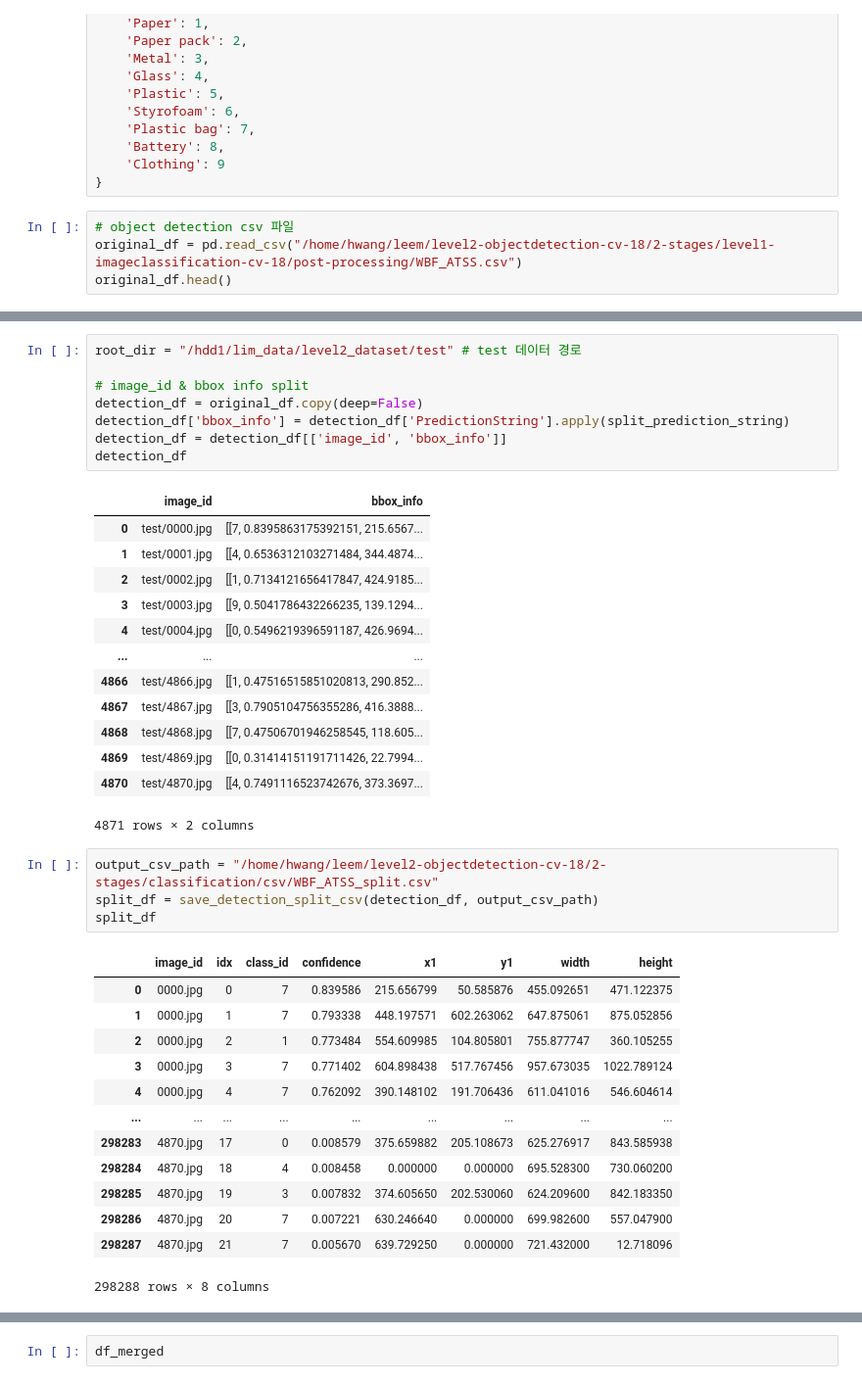
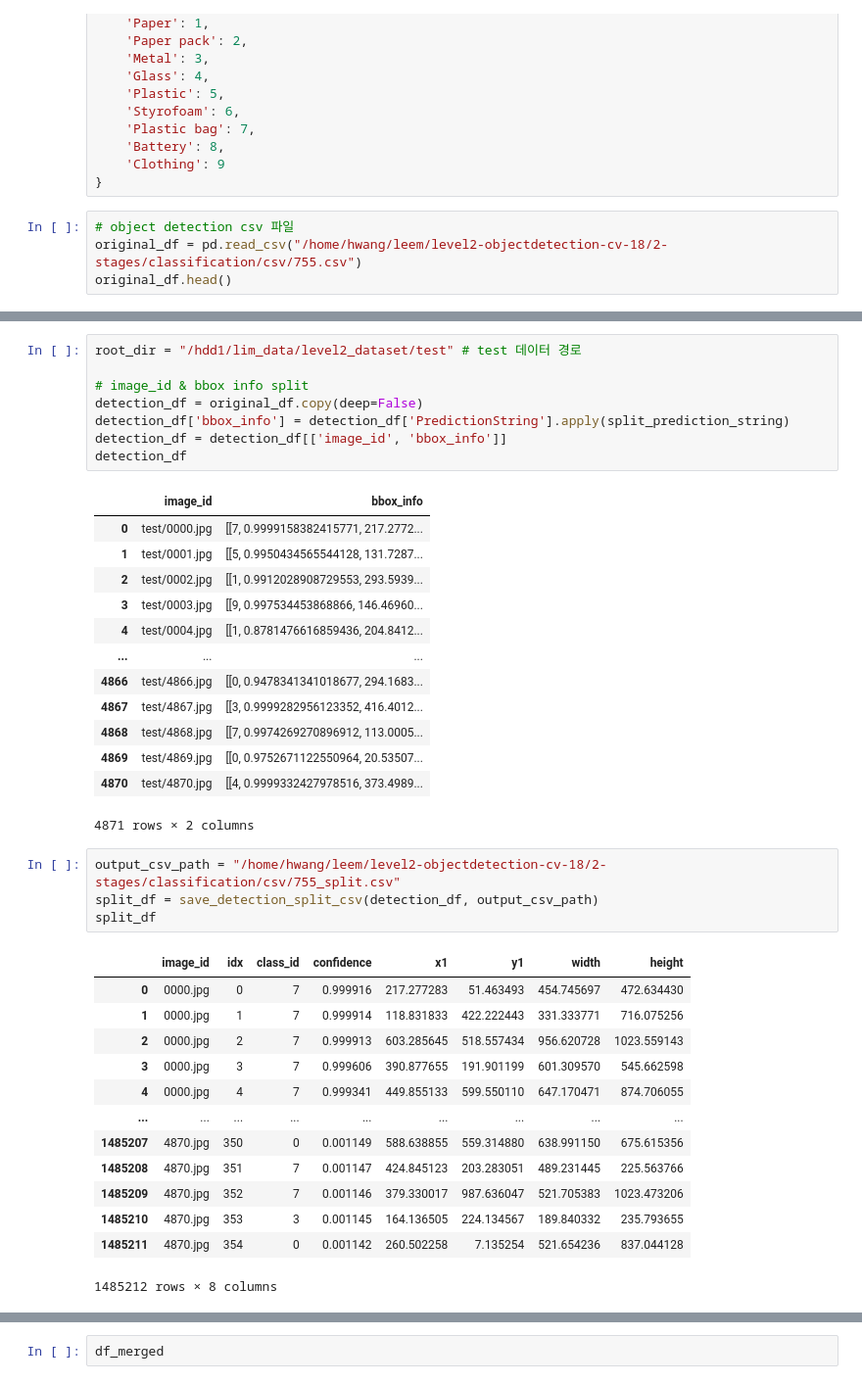
Before and after one commit to boostcampaitech7/level2-objectdetection-cv-18, a Jupyter notebook: 2-stages/classification/post_inference.ipynb, the cells around one changed output, grey strips where cells are left out. Shown at 98% size. Drawn from its saved outputs; the diff is of its cells as text.

```diff
--- a/2-stages/classification/post_inference.ipynb
+++ b/2-stages/classification/post_inference.ipynb
@@ -18,7 +18,7 @@ class_to_new_id = {
 }
 # %%
 # object detection csv 파일
-original_df = pd.read_csv("/home/hwang/leem/level2-objectdetection-cv-18/2-stages/level1-imageclassification-cv-18/post-processing/WBF_ATSS.csv")
+original_df = pd.read_csv("/home/hwang/leem/level2-objectdetection-cv-18/2-stages/classification/csv/755.csv")
 original_df.head()
 # %% [output]
 |  | PredictionString | image_id |
@@ -132,36 +133,36 @@ detection_df = detection_df[['image_id', 'bbox_info']]
 detection_df
 # %% [output]
 |  | image_id | bbox_info |
-| 0 | test/0000.jpg | [[7, 0.8395863175392151, 215.6567... |
-| 1 | test/0001.jpg | [[4, 0.6536312103271484, 344.4874... |
-| 2 | test/0002.jpg | [[1, 0.7134121656417847, 424.9185... |
-| 3 | test/0003.jpg | [[9, 0.5041786432266235, 139.1294... |
-| 4 | test/0004.jpg | [[0, 0.5496219396591187, 426.9694... |
+| 0 | test/0000.jpg | [[7, 0.9999158382415771, 217.2772... |
+| 1 | test/0001.jpg | [[5, 0.9950434565544128, 131.7287... |
+| 2 | test/0002.jpg | [[1, 0.9912028908729553, 293.5939... |
+| 3 | test/0003.jpg | [[9, 0.997534453868866, 146.46960... |
+| 4 | test/0004.jpg | [[1, 0.8781476616859436, 204.8412... |
 | ... | ... | ... |
-| 4866 | test/4866.jpg | [[1, 0.47516515851020813, 290.852... |
-| 4867 | test/4867.jpg | [[3, 0.7905104756355286, 416.3888... |
-| 4868 | test/4868.jpg | [[7, 0.47506701946258545, 118.605... |
-| 4869 | test/4869.jpg | [[0, 0.31414151191711426, 22.7994... |
-| 4870 | test/4870.jpg | [[4, 0.7491116523742676, 373.3697... |
+| 4866 | test/4866.jpg | [[0, 0.9478341341018677, 294.1683... |
+| 4867 | test/4867.jpg | [[3, 0.9999282956123352, 416.4012... |
+| 4868 | test/4868.jpg | [[7, 0.9974269270896912, 113.0005... |
+| 4869 | test/4869.jpg | [[0, 0.9752671122550964, 20.53507... |
+| 4870 | test/4870.jpg | [[4, 0.9999332427978516, 373.4989... |
 4871 rows × 2 columns
 # %%
-output_csv_path = "/home/hwang/leem/level2-objectdetection-cv-18/2-stages/classification/csv/WBF_ATSS_split.csv"
+output_csv_path = "/home/hwang/leem/level2-objectdetection-cv-18/2-stages/classification/csv/755_split.csv"
 split_df = save_detection_split_csv(detection_df, output_csv_path)
 split_df
 # %% [output]
 |  | image_id | idx | class_id | confidence | x1 | y1 | width | height |
-| 0 | 0000.jpg | 0 | 7 | 0.839586 | 215.656799 | 50.585876 | 455.092651 | 471.122375 |
-| 1 | 0000.jpg | 1 | 7 | 0.793338 | 448.197571 | 602.263062 | 647.875061 | 875.052856 |
-| 2 | 0000.jpg | 2 | 1 | 0.773484 | 554.609985 | 104.805801 | 755.877747 | 360.105255 |
-| 3 | 0000.jpg | 3 | 7 | 0.771402 | 604.898438 | 517.767456 | 957.673035 | 1022.789124 |
-| 4 | 0000.jpg | 4 | 7 | 0.762092 | 390.148102 | 191.706436 | 611.041016 | 546.604614 |
+| 0 | 0000.jpg | 0 | 7 | 0.999916 | 217.277283 | 51.463493 | 454.745697 | 472.634430 |
+| 1 | 0000.jpg | 1 | 7 | 0.999914 | 118.831833 | 422.222443 | 331.333771 | 716.075256 |
+| 2 | 0000.jpg | 2 | 7 | 0.999913 | 603.285645 | 518.557434 | 956.620728 | 1023.559143 |
+| 3 | 0000.jpg | 3 | 7 | 0.999606 | 390.877655 | 191.901199 | 601.309570 | 545.662598 |
+| 4 | 0000.jpg | 4 | 7 | 0.999341 | 449.855133 | 599.550110 | 647.170471 | 874.706055 |
 | ... | ... | ... | ... | ... | ... | ... | ... | ... |
-| 298283 | 4870.jpg | 17 | 0 | 0.008579 | 375.659882 | 205.108673 | 625.276917 | 843.585938 |
-| 298284 | 4870.jpg | 18 | 4 | 0.008458 | 0.000000 | 0.000000 | 695.528300 | 730.060200 |
-| 298285 | 4870.jpg | 19 | 3 | 0.007832 | 374.605650 | 202.530060 | 624.209600 | 842.183350 |
-| 298286 | 4870.jpg | 20 | 7 | 0.007221 | 630.246640 | 0.000000 | 699.982600 | 557.047900 |
-| 298287 | 4870.jpg | 21 | 7 | 0.005670 | 639.729250 | 0.000000 | 721.432000 | 12.718096 |
+| 1485207 | 4870.jpg | 350 | 0 | 0.001149 | 588.638855 | 559.314880 | 638.991150 | 675.615356 |
+| 1485208 | 4870.jpg | 351 | 7 | 0.001147 | 424.845123 | 203.283051 | 489.231445 | 225.563766 |
+| 1485209 | 4870.jpg | 352 | 7 | 0.001146 | 379.330017 | 987.636047 | 521.705383 | 1023.473206 |
+| 1485210 | 4870.jpg | 353 | 3 | 0.001145 | 164.136505 | 224.134567 | 189.840332 | 235.793655 |
+| 1485211 | 4870.jpg | 354 | 0 | 0.001142 | 260.502258 | 7.135254 | 521.654236 | 837.044128 |
-298288 rows × 8 columns
+1485212 rows × 8 columns
 # %%
 # test image crop & save , return test_info_csv
 test_info_data = []
```
Also changed, not shown: parts of 15 cells of this notebook, 1 other file.
